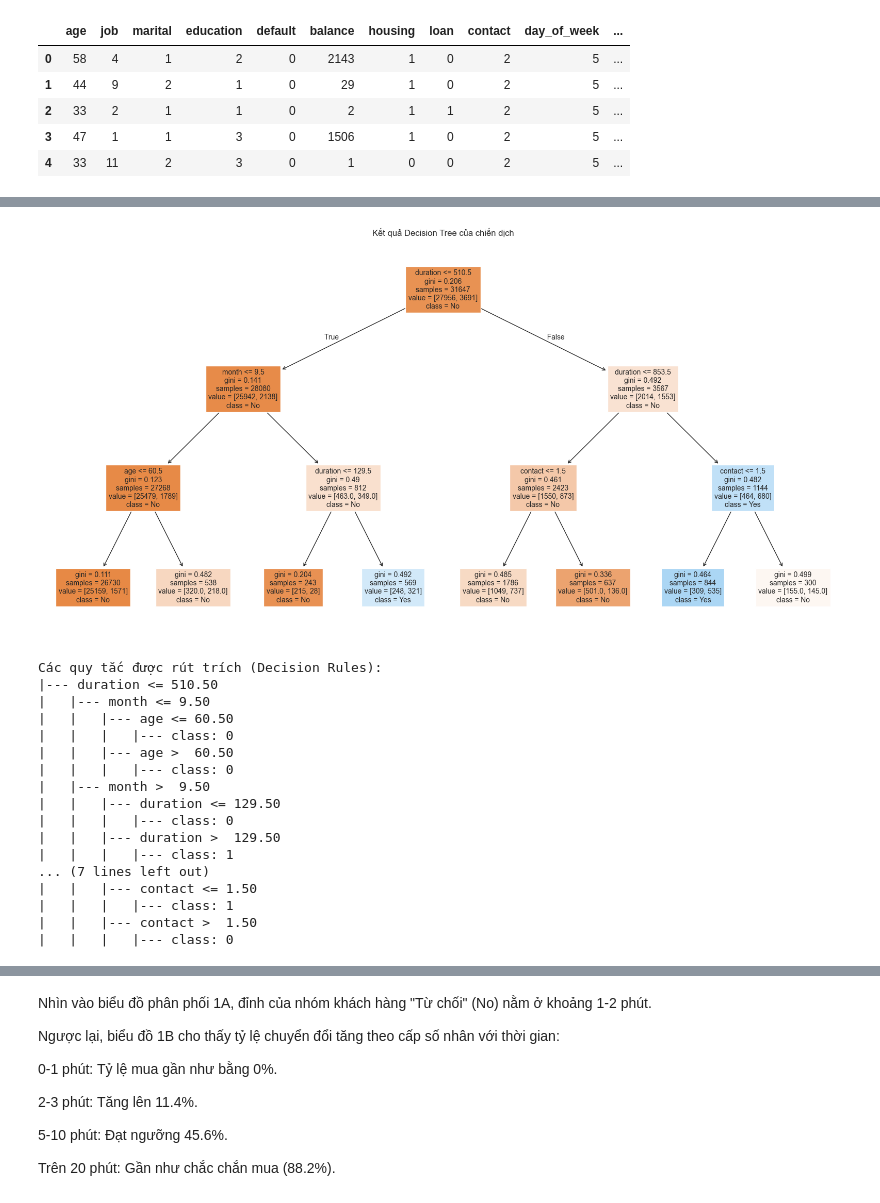
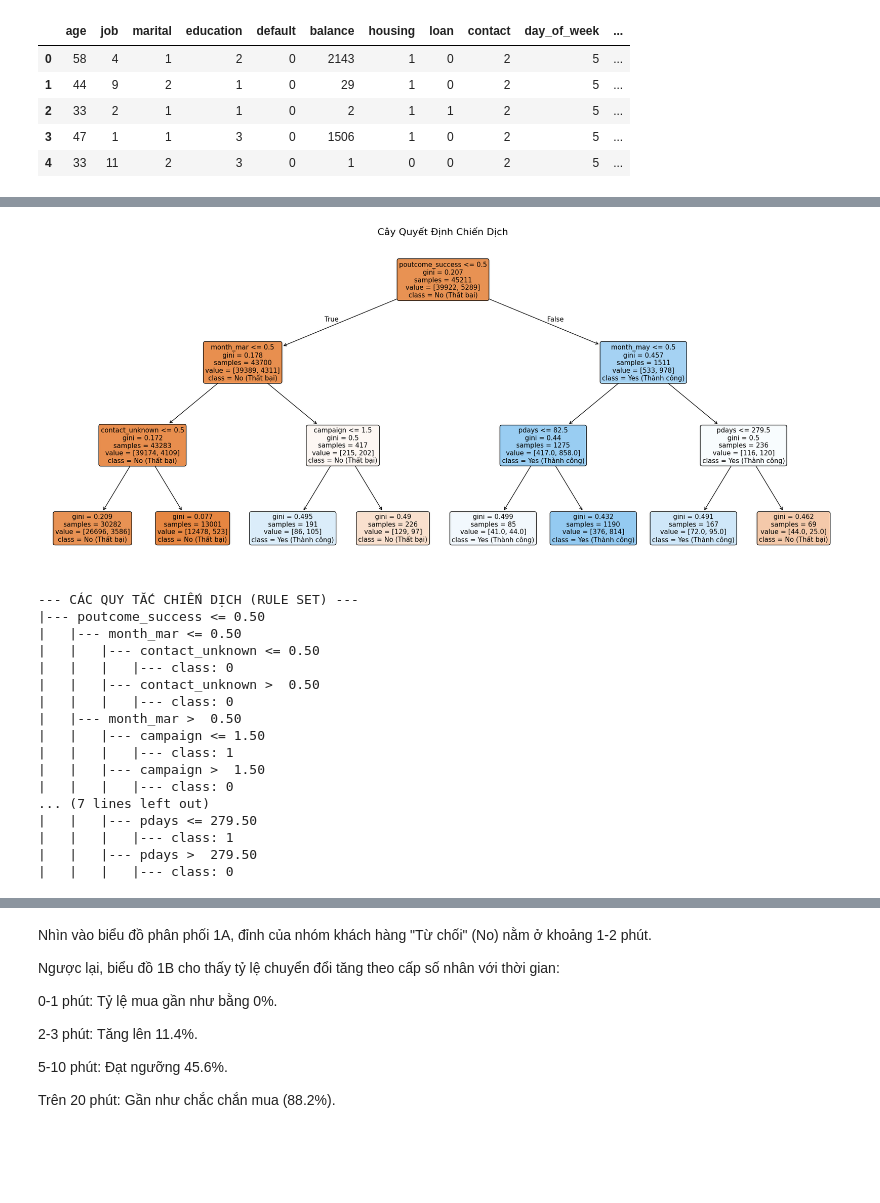
Before and after one commit to NguyenPhanNhatLan/DM, a Jupyter notebook: notebooks/campaign.ipynb, the cells around one changed output, grey strips where cells are left out. Drawn from its saved outputs; the diff is of its cells as text; code cells hidden in the pictures; blank space fills up the shorter version.

Commit message:
fix campaign

```diff
--- a/notebooks/campaign.ipynb
+++ b/notebooks/campaign.ipynb
@@ -97,31 +157,61 @@ plt.show()
 # %%
-dt = DecisionTreeClassifier(max_depth=3, random_state=42)
-dt.fit(X_train, y_train)
+df['target'] = df['y'].apply(lambda x: 1 if x == 'yes' else 0)
 
-plt.figure(figsize=(20, 10))
-plot_tree(dt, feature_names=list(X.columns), class_names=['No', 'Yes'], filled=True, fontsize=10)
-plt.title('Kết quả Decision Tree của chiến dịch')
+# Xử lý contact unknown để dữ liệu sạch
+df['contact'] = df['contact'].fillna('unknown')
+df['contact'] = df['contact'].replace(['nan', 'NaN', ''], 'unknown')
+
+# 2. CHỌN LỌC BIẾN (FEATURE SELECTION) - Bước quan trọng nhất
+# Chỉ giữ lại các biến thuộc nhóm "Campaign Execution"
+campaign_cols = [
+    'contact',      # Cách liên lạc (cellular/telephone)
+    'day_of_week', # Ngày trong tuần
+    'month',        # Tháng trong năm
+    'campaign',     # Số lần gọi trong chiến dịch này
+    'pdays',     # Số ngày chờ từ chiến dịch trước
+    'previous',  # Số lần gọi trước đây
+    'poutcome'   # Kết quả chiến dịch trước
+]
+
+X = df[campaign_cols]
+y = df['target']
+
+# 3. Mã hóa (One-Hot Encoding)
+# Máy tính cần biến đổi chữ (vd: 'jan', 'feb') thành số để hiểu
+X_encoded = pd.get_dummies(X, columns=['contact', 'month', 'poutcome'], drop_first=False)
+
+# 4. Huấn luyện mô hình
+# Giới hạn độ sâu = 3 để cây đơn giản, dễ rút ra luật
+dt = DecisionTreeClassifier(max_depth=3, min_samples_leaf=50, random_state=42)
+dt.fit(X_encoded, y)
+
+# 5. Vẽ cây
+plt.figure(figsize=(24, 10))
+plot_tree(dt, feature_names=list(X_encoded.columns),
+          class_names=['No (Thất bại)', 'Yes (Thành công)'],
+          filled=True, fontsize=11, rounded=True)
+plt.title('Cây Quyết Định Chiến Dịch', fontsize=16)
 plt.show()
 
-tree_rules = export_text(dt, feature_names=list(X.columns))
-print("\nCác quy tắc được rút trích (Decision Rules):")
-print(tree_rules)
+# 6. Xuất luật ra dạng văn bản
+print("\n--- CÁC QUY TẮC CHIẾN DỊCH (RULE SET) ---")
+print(export_text(dt, feature_names=list(X_encoded.columns)))
 # %% [output]
-[figure, old version]
+[figure, new version]
-Các quy tắc được rút trích (Decision Rules):
-|--- duration <= 510.50
-|   |--- month <= 9.50
-|   |   |--- age <= 60.50
+--- CÁC QUY TẮC CHIẾN DỊCH (RULE SET) ---
+|--- poutcome_success <= 0.50
+|   |--- month_mar <= 0.50
+|   |   |--- contact_unknown <= 0.50
 |   |   |   |--- class: 0
-|   |   |--- age >  60.50
+|   |   |--- contact_unknown >  0.50
 |   |   |   |--- class: 0
-|   |--- month >  9.50
-|   |   |--- duration <= 129.50
+|   |--- month_mar >  0.50
+|   |   |--- campaign <= 1.50
+|   |   |   |--- class: 1
+|   |   |--- campaign >  1.50
 |   |   |   |--- class: 0
-|   |   |--- duration >  129.50
+... (7 lines left out)
+|   |   |--- pdays <= 279.50
 |   |   |   |--- class: 1
-... (7 lines left out)
-|   |   |--- contact <= 1.50
-|   |   |   |--- class: 1
-|   |   |--- contact >  1.50
+|   |   |--- pdays >  279.50
 |   |   |   |--- class: 0
```
Also changed, not shown: parts of 11 cells of this notebook.
